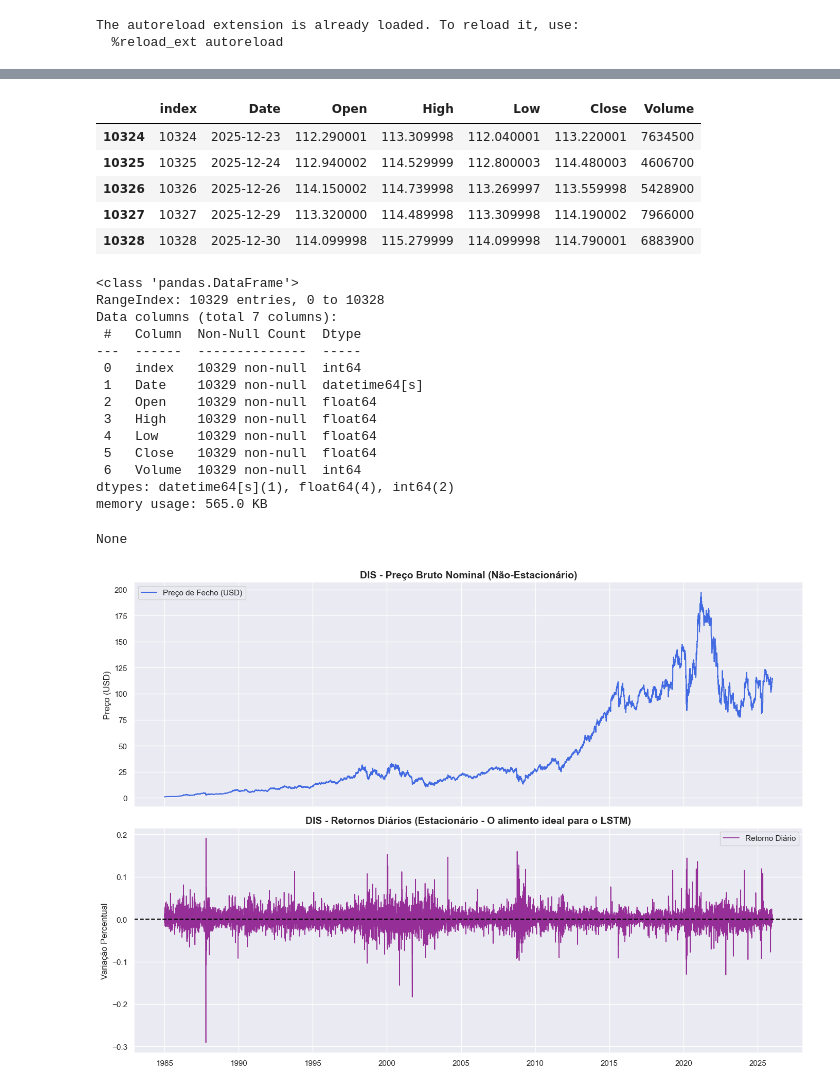
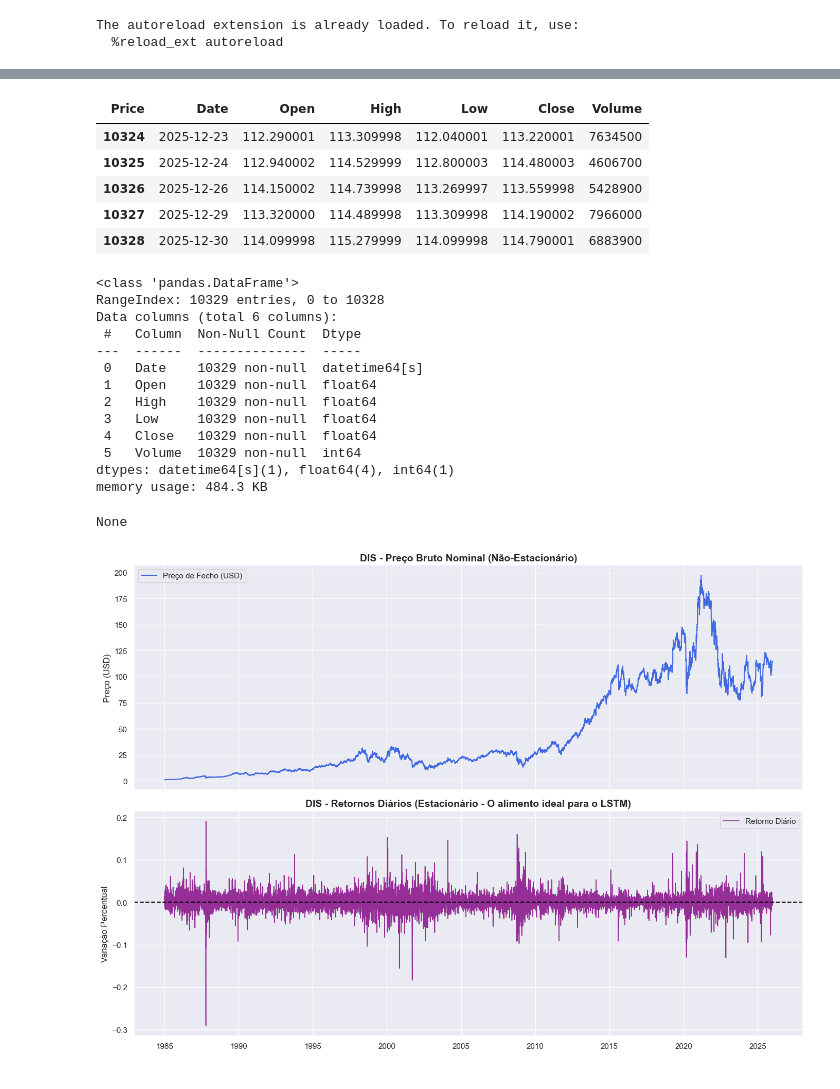
Before and after one commit to tramontano/fiap-ml-stock-price-prediction, a Jupyter notebook: notebooks/01_exploracao_yfinance.ipynb, the cells around one changed output, grey strips where cells are left out. Cells and saved outputs as stored; diff of their text form; code cells hidden in the pictures.

```diff
--- a/notebooks/01_exploracao_yfinance.ipynb
+++ b/notebooks/01_exploracao_yfinance.ipynb
@@ -63,32 +42,29 @@ Index(['Open', 'High', 'Low', 'Close', 'Volume'], dtype='str', name='Price')
 # %%
 df.reset_index(inplace=True)
-df.columns = ['_'.join(col).strip() if isinstance(col, tuple) else col for col in df.columns]
-df.columns = [col.replace('_', '') if col.endswith('_') else col for col in df.columns]
 df['Date'] = pd.to_datetime(df['Date']).dt.tz_localize(None)
 
 display(df.tail())
 display(df.info())
 # %% [output]
-|  | index | Date | Open | High | Low | Close | Volume |
-| 10324 | 10324 | 2025-12-23 | 112.290001 | 113.309998 | 112.040001 | 113.220001 | 7634500 |
-| 10325 | 10325 | 2025-12-24 | 112.940002 | 114.529999 | 112.800003 | 114.480003 | 4606700 |
-| 10326 | 10326 | 2025-12-26 | 114.150002 | 114.739998 | 113.269997 | 113.559998 | 5428900 |
-| 10327 | 10327 | 2025-12-29 | 113.320000 | 114.489998 | 113.309998 | 114.190002 | 7966000 |
-| 10328 | 10328 | 2025-12-30 | 114.099998 | 115.279999 | 114.099998 | 114.790001 | 6883900 |
+| Price | Date | Open | High | Low | Close | Volume |
+| 10324 | 2025-12-23 | 112.290001 | 113.309998 | 112.040001 | 113.220001 | 7634500 |
+| 10325 | 2025-12-24 | 112.940002 | 114.529999 | 112.800003 | 114.480003 | 4606700 |
+| 10326 | 2025-12-26 | 114.150002 | 114.739998 | 113.269997 | 113.559998 | 5428900 |
+| 10327 | 2025-12-29 | 113.320000 | 114.489998 | 113.309998 | 114.190002 | 7966000 |
+| 10328 | 2025-12-30 | 114.099998 | 115.279999 | 114.099998 | 114.790001 | 6883900 |
 <class 'pandas.DataFrame'>
 RangeIndex: 10329 entries, 0 to 10328
-Data columns (total 7 columns):
+Data columns (total 6 columns):
  #   Column  Non-Null Count  Dtype
 ---  ------  --------------  -----
- 0   index   10329 non-null  int64
- 1   Date    10329 non-null  datetime64[s]
- 2   Open    10329 non-null  float64
- 3   High    10329 non-null  float64
- 4   Low     10329 non-null  float64
- 5   Close   10329 non-null  float64
- 6   Volume  10329 non-null  int64
-dtypes: datetime64[s](1), float64(4), int64(2)
-memory usage: 565.0 KB
+ 0   Date    10329 non-null  datetime64[s]
+ 1   Open    10329 non-null  float64
+ 2   High    10329 non-null  float64
+ 3   Low     10329 non-null  float64
+ 4   Close   10329 non-null  float64
+ 5   Volume  10329 non-null  int64
+dtypes: datetime64[s](1), float64(4), int64(1)
+memory usage: 484.3 KB
 None
 # %%
 # Criando "Feature" matemática: O Retorno Diário
```
Also changed, not shown: parts of 2 cells of this notebook, 13 other files.
